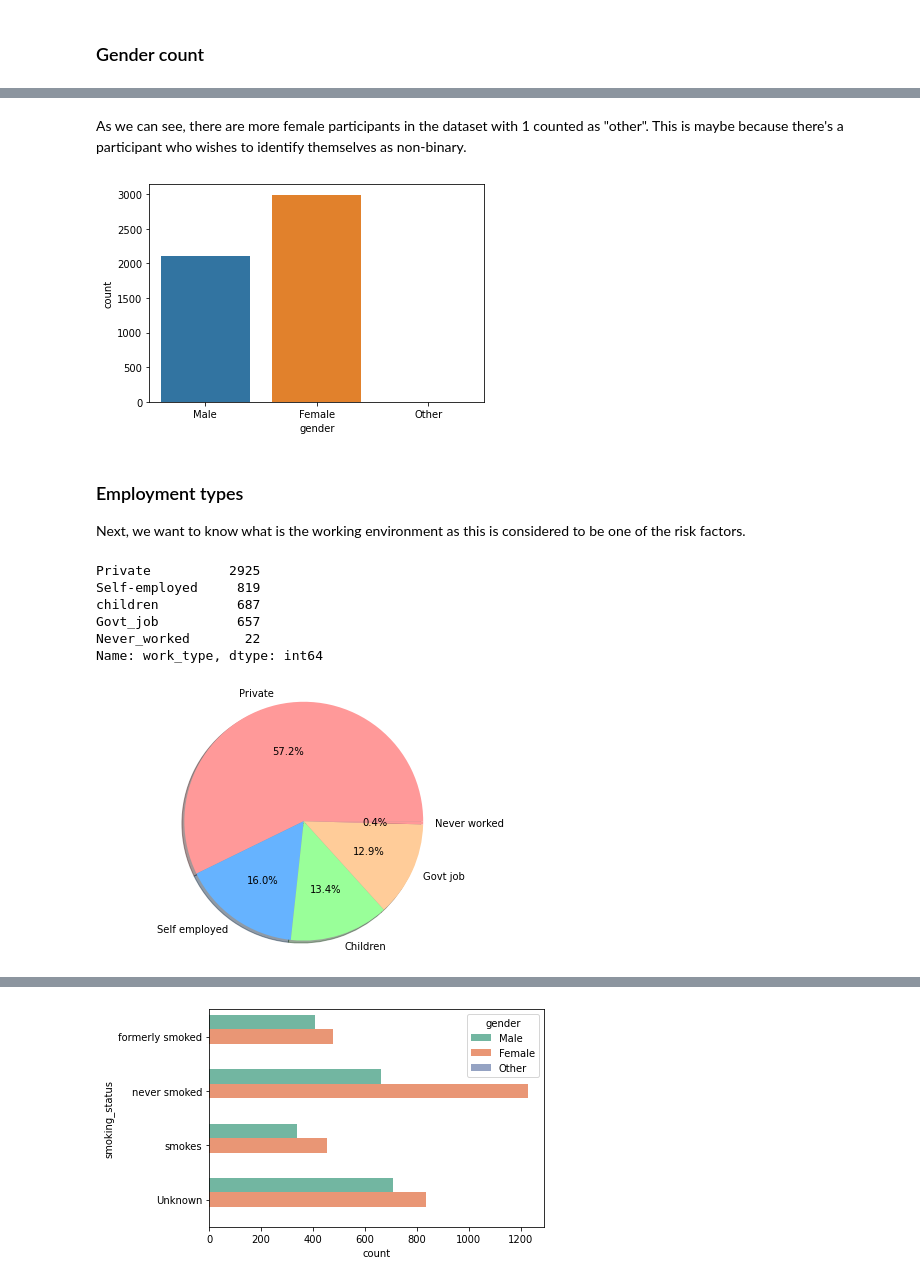
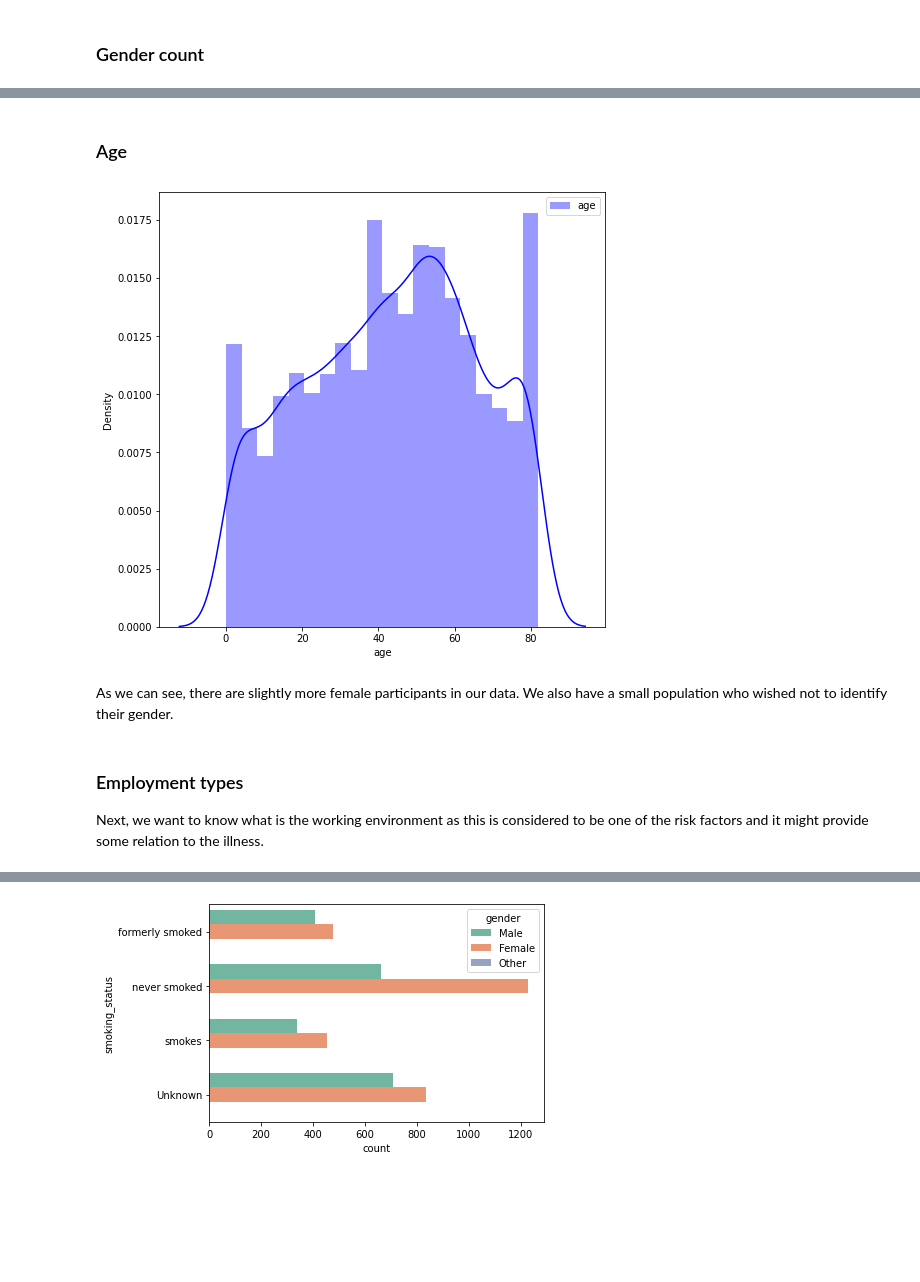
Before and after one commit to k3nnywilliam/stroke-prediction, a Jupyter notebook: stroke-prediction-nb.ipynb, the cells around one changed output, grey strips where cells are left out. Saved outputs shown, nothing was run; the diff lists cells and outputs as text; code cells hidden in the pictures; blank space fills up the shorter version.

```diff
--- a/stroke-prediction-nb.ipynb
+++ b/stroke-prediction-nb.ipynb
@@ -158,38 +166,15 @@ Name: gender, dtype: int64
+# %% [markdown]
+### Age
+# %%
+fig = plt.figure(figsize=(8,8))
+sns.distplot(data.age, color="blue", label="age", kde= True)
+plt.legend()
+plt.show()
+# %% [output]
+[figure, added]
 # %% [markdown]
-As we can see, there are more female participants in the dataset with 1 counted as "other". This is maybe because there's a participant who wishes to identify themselves as non-binary.
+As we can see, there are slightly more female participants in our data. We also have a small population who wished not to identify their gender.
-# %%
-ax = sns.countplot(data=data, x="gender")
-plt.show()
-# %% [output]
-[figure, removed]
 # %% [markdown]
 ### Employment types
 
-Next, we want to know what is the working environment as this is considered to be one of the risk factors.
+Next, we want to know what is the working environment as this is considered to be one of the risk factors and it might provide some relation to the illness.
-# %%
-data.work_type.value_counts()
-# %% [output]
-Private          2925
-Self-employed     819
-children          687
-Govt_job          657
-Never_worked       22
-Name: work_type, dtype: int64
-# %%
-labels = ['Private', 'Self employed', 'Children', 'Govt job', 'Never worked']
-sizes = [data.work_type.value_counts()[0],
-         data.work_type.value_counts()[1],
-         data.work_type.value_counts()[2],
-         data.work_type.value_counts()[3],
-         data.work_type.value_counts()[4]
-        ]
-
-colors = ['#ff9999','#66b3ff','#99ff99','#ffcc99']
-
-fig1, ax1 = plt.subplots()
-ax1.pie(sizes, labels=labels, autopct='%1.1f%%', shadow=True, colors=colors)
-ax1.axis('equal')
-plt.tight_layout()
-plt.show()
-# %% [output]
-[figure, removed]
```
Also changed, not shown: parts of 30 cells of this notebook.
